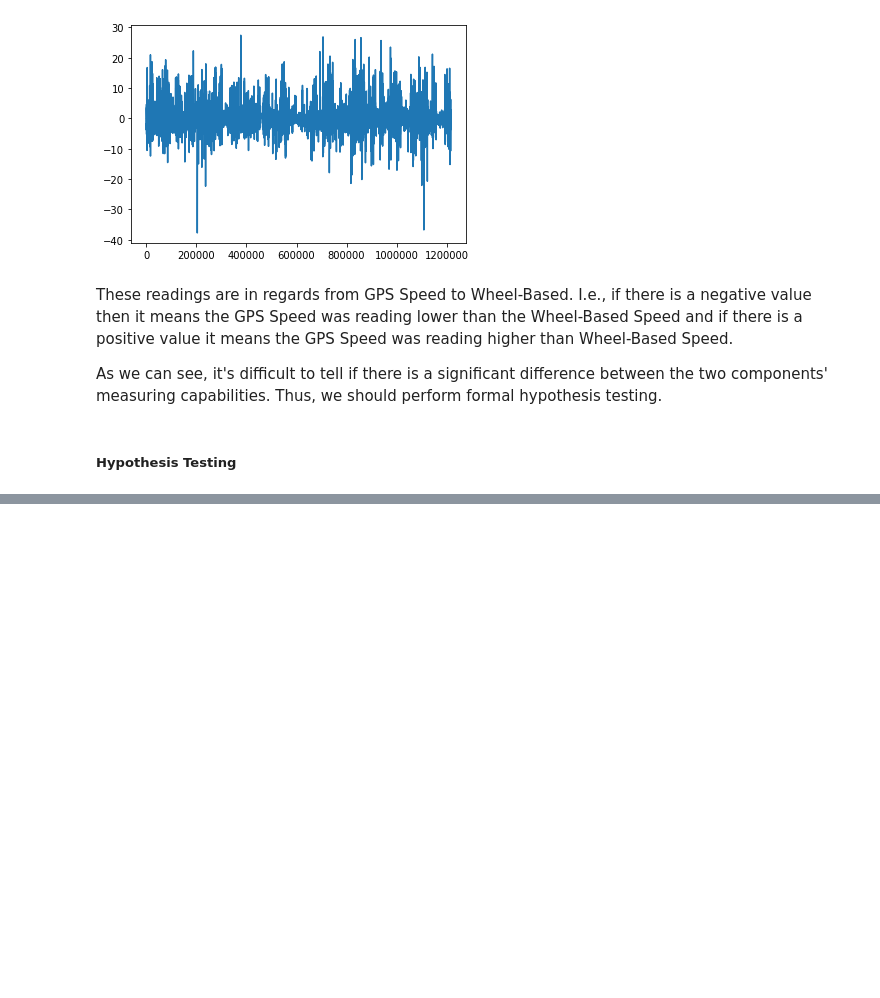
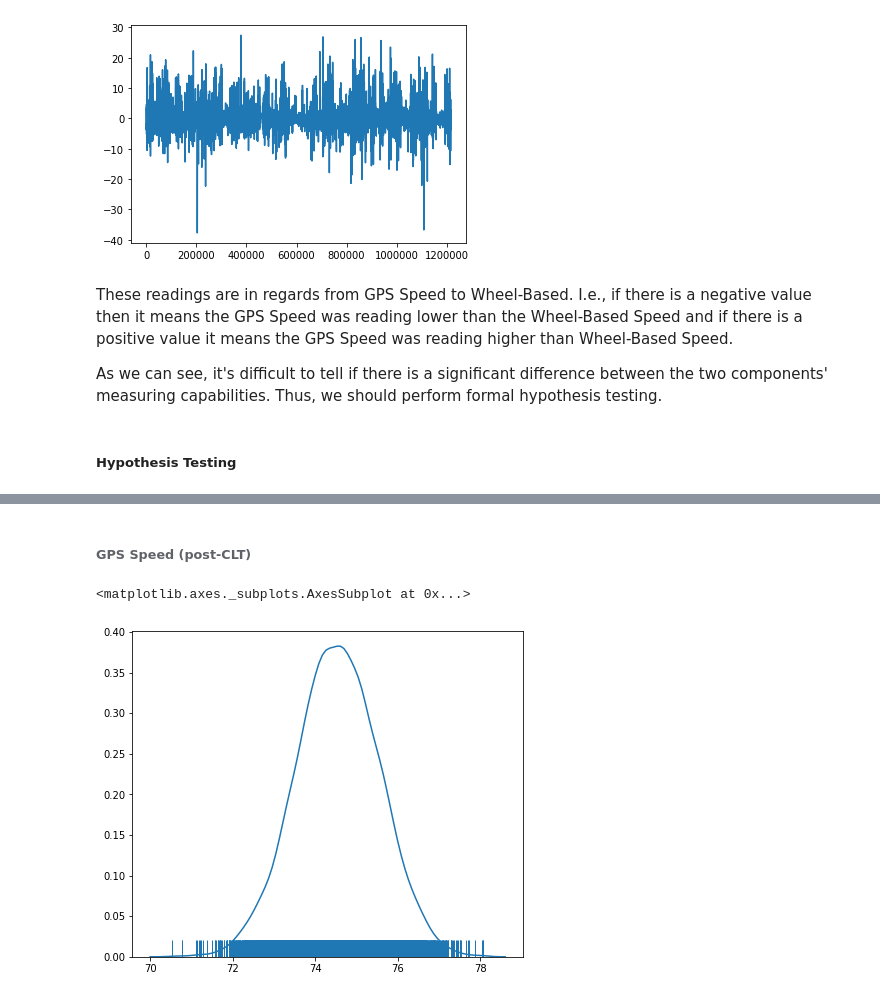
Before and after one commit to UNCG-CSE/Volvo_Truck_Analytics, a Jupyter notebook: src/Truck1GpsVsWheelBased.ipynb, the cells around one changed output, grey strips where cells are left out. Drawn from its saved outputs; the diff is of its cells as text; code cells hidden in the pictures; blank space fills up the shorter version.

Commit message:
Performed the central limit theorem on Truck 1 GPS Speed and WheelBasedVehicleSpeed. Updated Truck 2 interpretation and purposefully left out the CLT for Truck 2 due to misconfiguration of GPS unit.

```diff
--- a/src/Truck1GpsVsWheelBased.ipynb
+++ b/src/Truck1GpsVsWheelBased.ipynb
@@ -152,0 +156,15 @@ Unfortunately, the hypothesis test cannot be performed as outlier removal has no
+# %% [markdown]
+###### GPS Speed (post-CLT)
+# %%
+pointEstimates = []         # Make empty list to hold point estimates
+
+for x in range(6000):         # Generate 200 samples
+    sample = np.random.choice(a = truckOneDf['GPS speed'], size=1000)
+    pointEstimates.append(sample.mean())
+
+f, ax = plt.subplots(figsize=(7, 6))
+meansOfGPS = sns.distplot(pointEstimates, hist=False, rug=True); # Plot sample mean density
+meansOfGPS
+# %% [output]
+<matplotlib.axes._subplots.AxesSubplot at 0x...>
+[figure, added]
```
Also changed, not shown: parts of 8 cells of this notebook, 1 other file.
